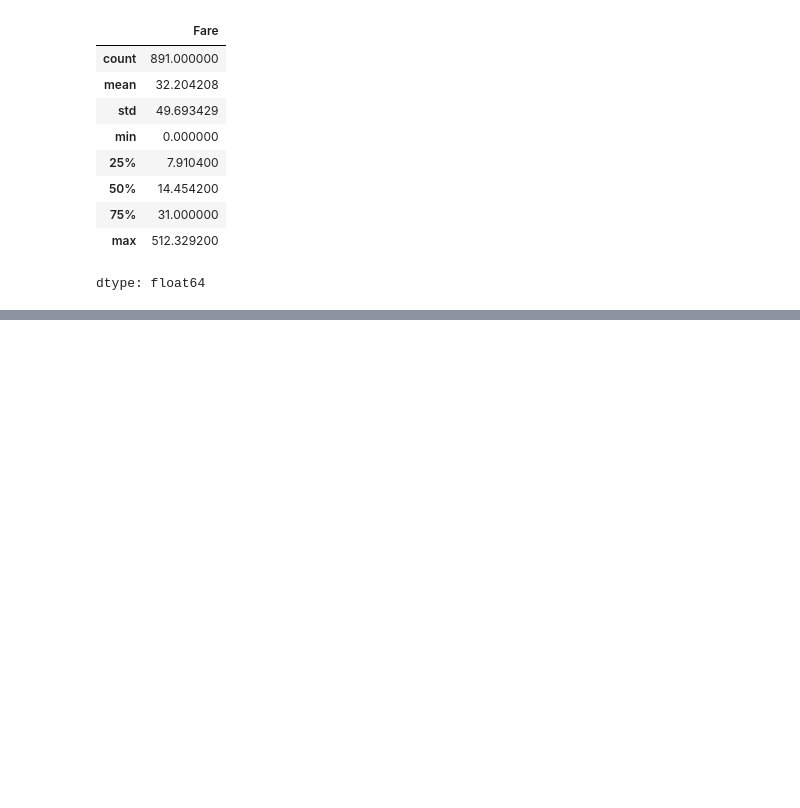
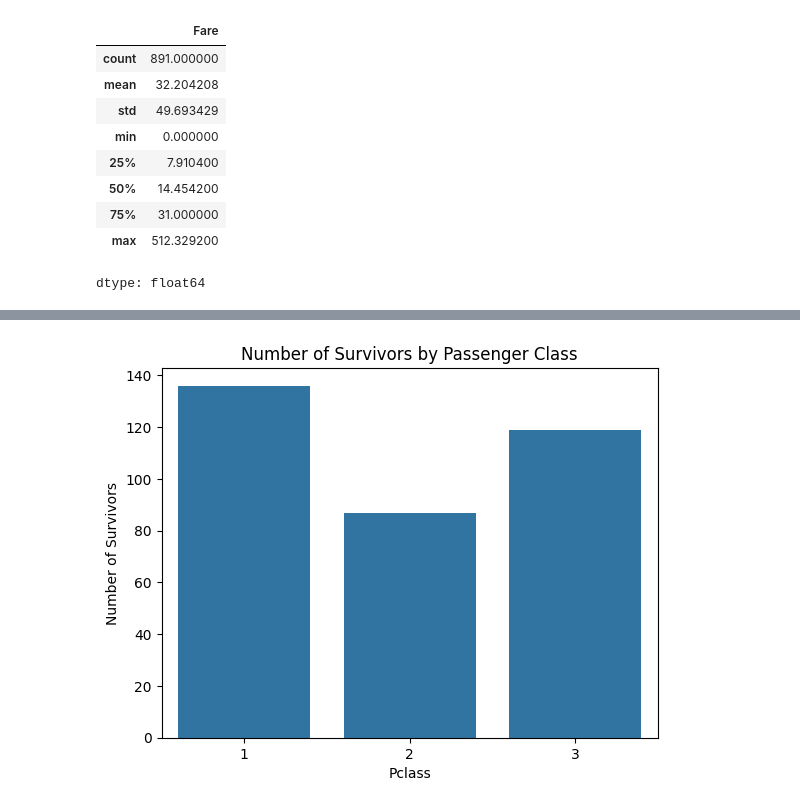
Before and after one commit to 2000031041-ShivaChary196/DATA6550-Visualization, a Jupyter notebook: Code/VShiva.ipynb, the cells around one changed output, grey strips where cells are left out. Cells and saved outputs as stored; diff of their text form; code cells hidden in the pictures; blank space fills up the shorter version.

```diff
--- a/Code/VShiva.ipynb
+++ b/Code/VShiva.ipynb
@@ -167,0 +220,12 @@ dtype: float64
+# %%
+class_counts = train.groupby('Pclass')['Survived'].sum().reset_index()
+
+plt.figure()
+sns.barplot(data=class_counts, x='Pclass', y='Survived')
+
+plt.title("Number of Survivors by Passenger Class")
+plt.ylabel("Number of Survivors")
+
+plt.show()
+# %% [output]
+[figure, added]
```
Also changed, not shown: parts of 15 cells of this notebook.
